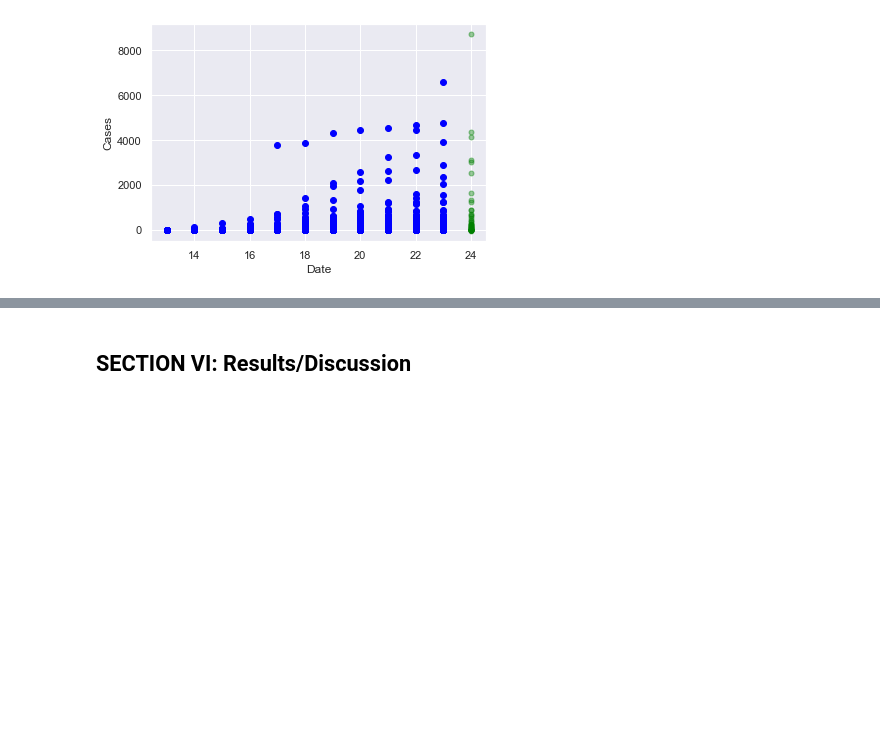
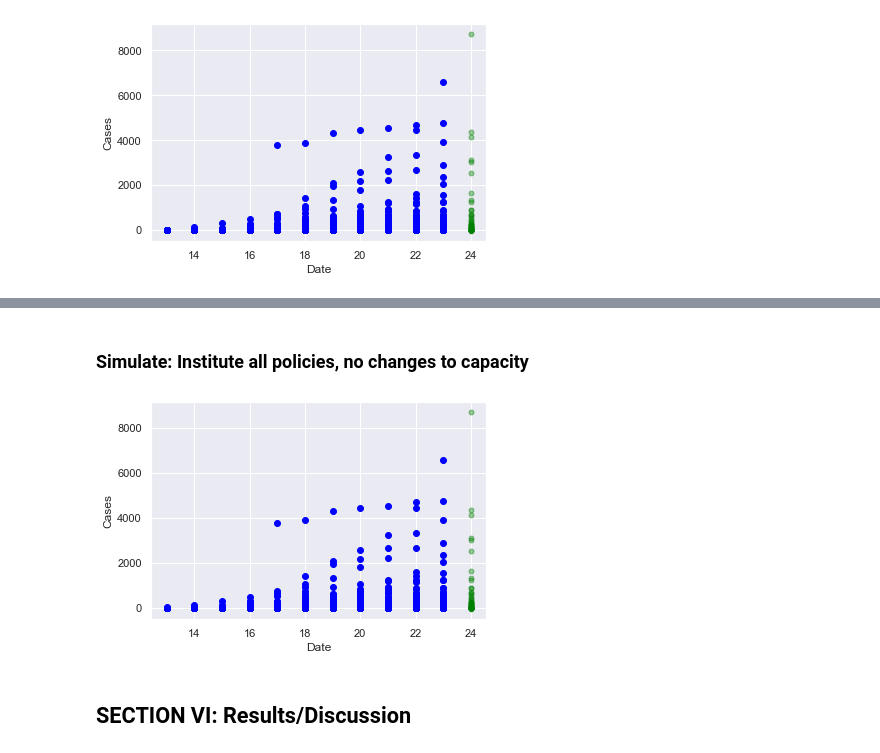
Before and after one commit to christi-liongson/covid_decarceration, a Jupyter notebook: analysis/prison_data_processing.ipynb, the cells around one changed output, grey strips where cells are left out. Drawn from its saved outputs; the diff is of its cells as text; code cells hidden in the pictures; blank space fills up the shorter version.

```diff
--- a/analysis/prison_data_processing.ipynb
+++ b/analysis/prison_data_processing.ipynb
@@ -732,2 +746,10 @@ plotting.plot_simulation(dataset, decrowd_sim)
+# %% [markdown]
+### Simulate: Institute all policies, no changes to capacity
+# %%
+policies = {k:0 for k, _ in no_policies.items()}
+policies_sim = pha.simulate(dataset, policies , 'total', best_models)
+plotting.plot_simulation(dataset, policies_sim)
+# %% [output]
+[figure, added]
 # %% [markdown]
 ## SECTION VI: Results/Discussion
```
Also changed, not shown: parts of 18 cells of this notebook, 2 other files.
